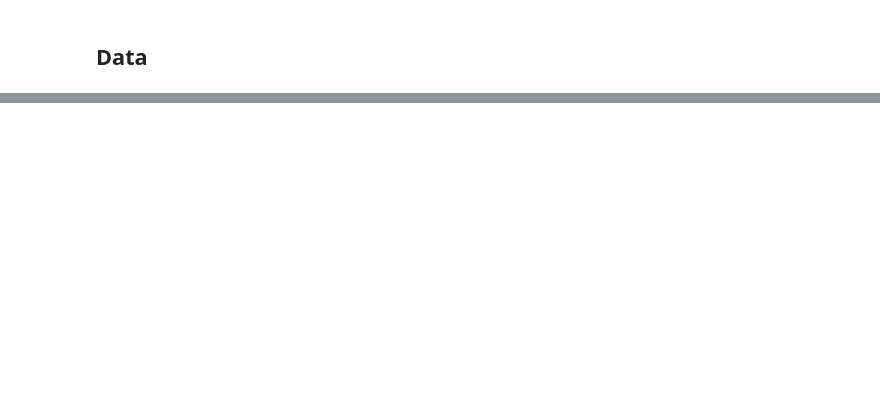
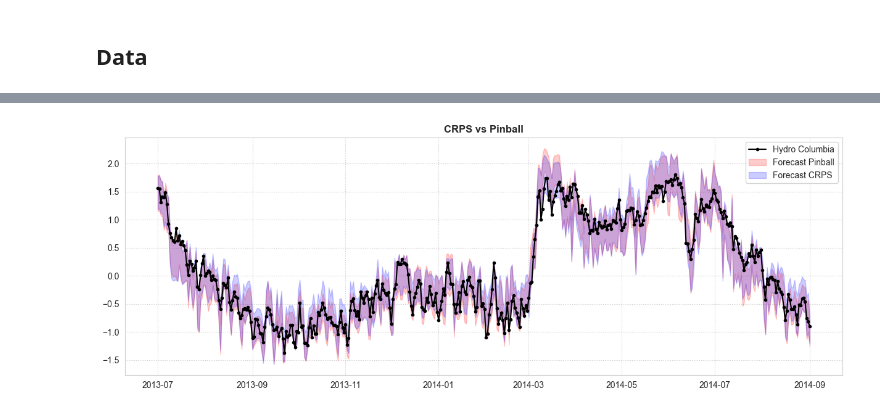
Before and after one commit to clarkmaio/clarkpy, a Jupyter notebook: notebooks/neuralnet_crps.ipynb, the cells around one changed output, grey strips where cells are left out. Cells and saved outputs as stored; diff of their text form; code cells hidden in the pictures; blank space fills up the shorter version.

```diff
--- a/notebooks/neuralnet_crps.ipynb
+++ b/notebooks/neuralnet_crps.ipynb
@@ -94,3 +114,3 @@ plt.show()
 # %%
-y_pred_quantile = model_quantile.predict(X_test[['discharge_dellas']])
-y_pred_quantile = pd.DataFrame(y_pred_quantile, columns = [0.5], index=y_test.index)
+y_pred_quantile = model_quantile.predict(X_test)
+y_pred_quantile = pd.DataFrame(y_pred_quantile, index=y_test.index, columns=QUANTILES)
@@ -121,3 +150,6 @@ model_crps.loss_history.plot()
 # %%
 y_pred_crps = model_crps.predict(X_test)
+
+# Organize prediction in a dataset and compute quantiles ex-post
 y_pred_crps = pd.DataFrame(y_pred_crps, index=y_test.index)
+y_pred_crps_quantile = y_pred_crps.quantile(QUANTILES, axis=1).T
@@ -144,0 +160,17 @@ plt.plot(df_plot['discharge_dellas'], df_plot[0.9], color='red', alpha=0.5)
+# %%
+START, END = datetime(2013, 7, 1), datetime(2014, 9, 1)
+
+plt.figure(figsize=(15, 5))
+plt.plot(y_test.loc[START: END, 'total_hydro_columbia'], color='black', alpha=1, label='Hydro Columbia', marker='.')
+
+plt.fill_between(x=y_pred_quantile.loc[START: END, :].index, y1=y_pred_quantile.loc[START: END, 0.1], y2=y_pred_quantile.loc[START: END, 0.9],
+                 color='red', alpha=0.2, label='Forecast Pinball')
+
+plt.fill_between(x=y_pred_crps_quantile.loc[START: END, :].index, y1=y_pred_crps_quantile.loc[START: END, 0.1], y2=y_pred_crps_quantile.loc[START: END, 0.9],
+                 color='blue', alpha=0.2, label='Forecast CRPS')
+
+plt.title('CRPS vs Pinball', fontweight='bold')
+plt.legend()
+plt.grid(linestyle=':')
+# %% [output]
+[figure, added]
```
Also changed, not shown: parts of 22 cells of this notebook, 4 other files.
